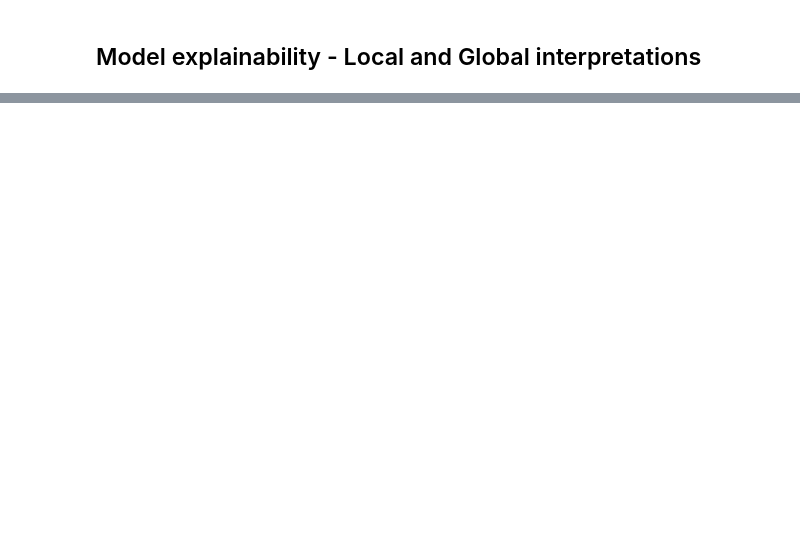
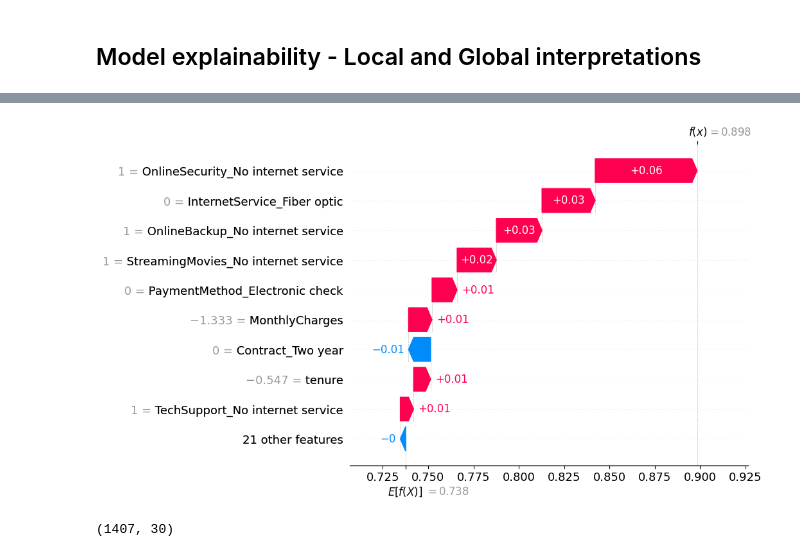
Before and after one commit to josephmailil1/Master-Thesis-repo, a Jupyter notebook: load af data.ipynb, the cells around one changed output, grey strips where cells are left out. Cells and saved outputs as stored; diff of their text form; code cells hidden in the pictures; blank space fills up the shorter version.

```diff
--- a/load af data.ipynb
+++ b/load af data.ipynb
@@ -239,0 +302,9 @@ TypeError: The passed model is not callable and cannot be analyzed directly with
+# %%
+# Viser fordelingen af variabler for prediction i række 1, fra perspektivet churn = 0 (begge inputs kan ændres)
+shap.plots.waterfall(shap_values_rf[1, :, 0])
+# %% [output]
+[figure, added]
+# %%
+shap_values_rf[:, :, 1].shape
+# %% [output]
+(1407, 30)
```
Also changed, not shown: parts of 15 cells of this notebook.
